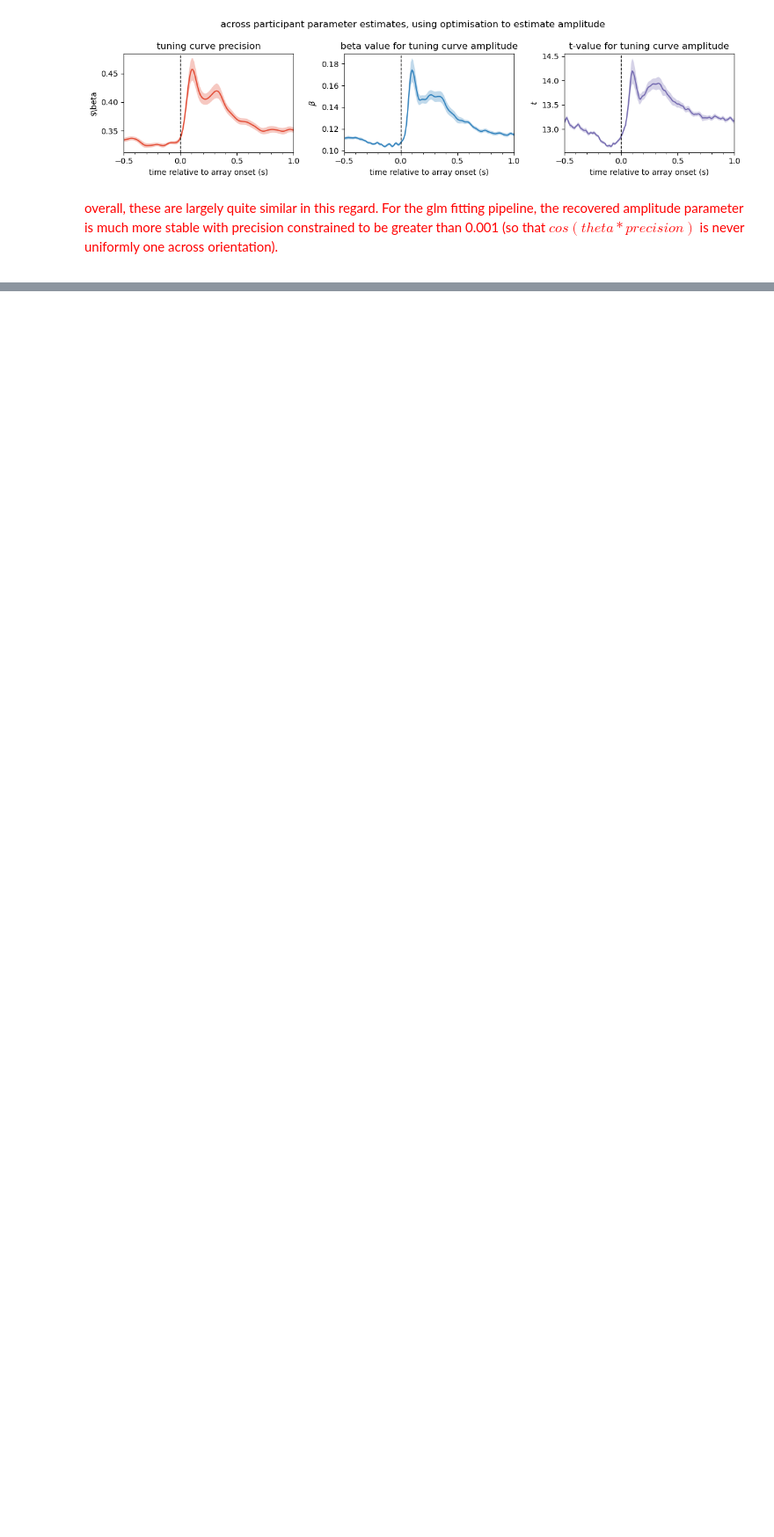
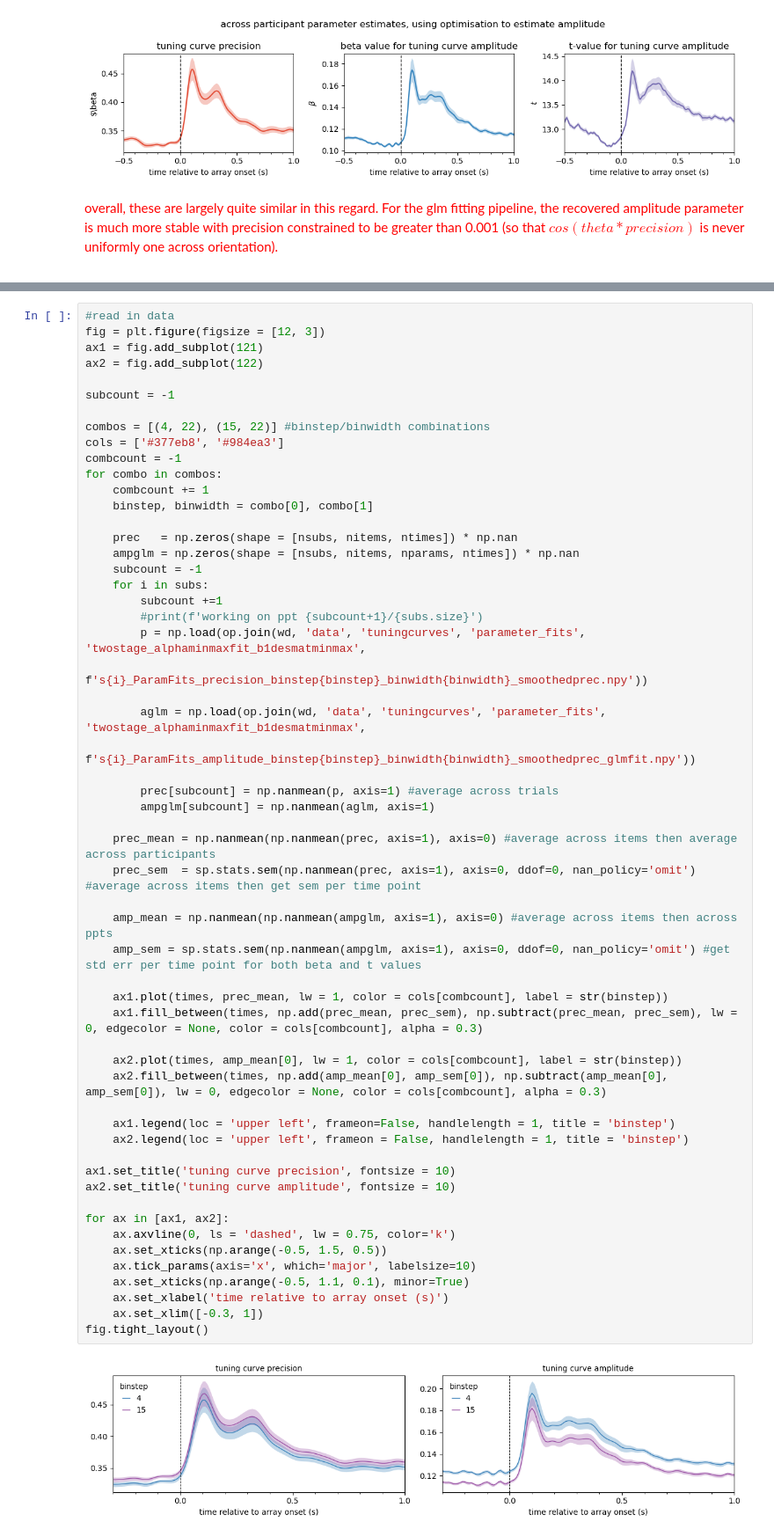
Before and after one commit to schekroud/tuningcurves, a Jupyter notebook: analysis/06_visParams_2stage_precisionMinMaxStep1_PositiveDistancesStep2.ipynb, the cells around one changed output, grey strips where cells are left out. Shown at 88% size. Cells and saved outputs as stored; diff of their text form; blank space fills up the shorter version.

Commit message:
add cells that show how changing binstep for fixed binwidth changes tuning curve precision and amplitude estimates

```diff
--- a/analysis/06_visParams_2stage_precisionMinMaxStep1_PositiveDistancesStep2.ipynb
+++ b/analysis/06_visParams_2stage_precisionMinMaxStep1_PositiveDistancesStep2.ipynb
@@ -202,0 +207,58 @@ overall, these are largely quite similar in this regard. For the glm fitting pip
+# %%
+#read in data
+fig = plt.figure(figsize = [12, 3])
+ax1 = fig.add_subplot(121)
+ax2 = fig.add_subplot(122)
+
+subcount = -1
+
+combos = [(4, 22), (15, 22)] #binstep/binwidth combinations
+cols = ['#377eb8', '#984ea3']
+combcount = -1
+for combo in combos:
+    combcount += 1
+    binstep, binwidth = combo[0], combo[1]
+
+    prec   = np.zeros(shape = [nsubs, nitems, ntimes]) * np.nan
+    ampglm = np.zeros(shape = [nsubs, nitems, nparams, ntimes]) * np.nan
+    subcount = -1
+    for i in subs:
+        subcount +=1
+        #print(f'working on ppt {subcount+1}/{subs.size}')
+        p = np.load(op.join(wd, 'data', 'tuningcurves', 'parameter_fits', 'twostage_alphaminmaxfit_b1desmatminmax',
+                    f's{i}_ParamFits_precision_binstep{binstep}_binwidth{binwidth}_smoothedprec.npy'))
+
+        aglm = np.load(op.join(wd, 'data', 'tuningcurves', 'parameter_fits', 'twostage_alphaminmaxfit_b1desmatminmax',
+                f's{i}_ParamFits_amplitude_binstep{binstep}_binwidth{binwidth}_smoothedprec_glmfit.npy'))
+
+        prec[subcount] = np.nanmean(p, axis=1) #average across trials
+        ampglm[subcount] = np.nanmean(aglm, axis=1)
+
+    prec_mean = np.nanmean(np.nanmean(prec, axis=1), axis=0) #average across items then average across participants
+    prec_sem  = sp.stats.sem(np.nanmean(prec, axis=1), axis=0, ddof=0, nan_policy='omit') #average across items then get sem per time point
+
+    amp_mean = np.nanmean(np.nanmean(ampglm, axis=1), axis=0) #average across items then across ppts
+    amp_sem = sp.stats.sem(np.nanmean(ampglm, axis=1), axis=0, ddof=0, nan_policy='omit') #get std err per time point for both beta and t values
+
+    ax1.plot(times, prec_mean, lw = 1, color = cols[combcount], label = str(binstep))
+    ax1.fill_between(times, np.add(prec_mean, prec_sem), np.subtract(prec_mean, prec_sem), lw = 0, edgecolor = None, color = cols[combcount], alpha = 0.3)
+
+    ax2.plot(times, amp_mean[0], lw = 1, color = cols[combcount], label = str(binstep))
+    ax2.fill_between(times, np.add(amp_mean[0], amp_sem[0]), np.subtract(amp_mean[0], amp_sem[0]), lw = 0, edgecolor = None, color = cols[combcount], alpha = 0.3)
+
+    ax1.legend(loc = 'upper left', frameon=False, handlelength = 1, title = 'binstep')
+    ax2.legend(loc = 'upper left', frameon = False, handlelength = 1, title = 'binstep')
+
+ax1.set_title('tuning curve precision', fontsize = 10)
+ax2.set_title('tuning curve amplitude', fontsize = 10)
+
+for ax in [ax1, ax2]:
+    ax.axvline(0, ls = 'dashed', lw = 0.75, color='k')
+    ax.set_xticks(np.arange(-0.5, 1.5, 0.5))
+    ax.tick_params(axis='x', which='major', labelsize=10)
+    ax.set_xticks(np.arange(-0.5, 1.1, 0.1), minor=True)
+    ax.set_xlabel('time relative to array onset (s)')
+    ax.set_xlim([-0.3, 1])
+fig.tight_layout()
+# %% [output]
+[figure, added]
```
Also changed, not shown: parts of 1 cell of this notebook.
